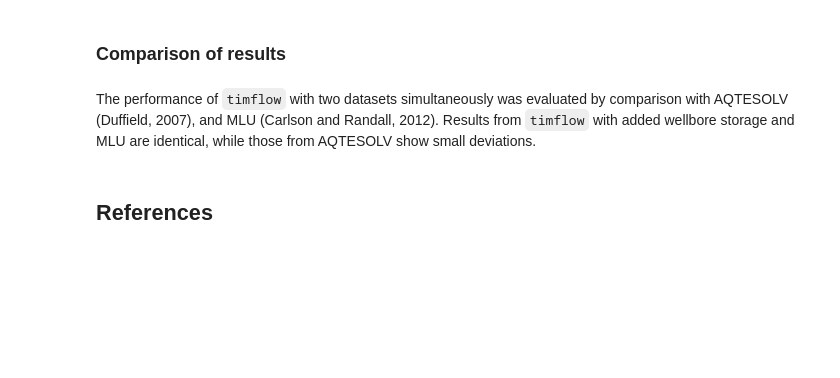
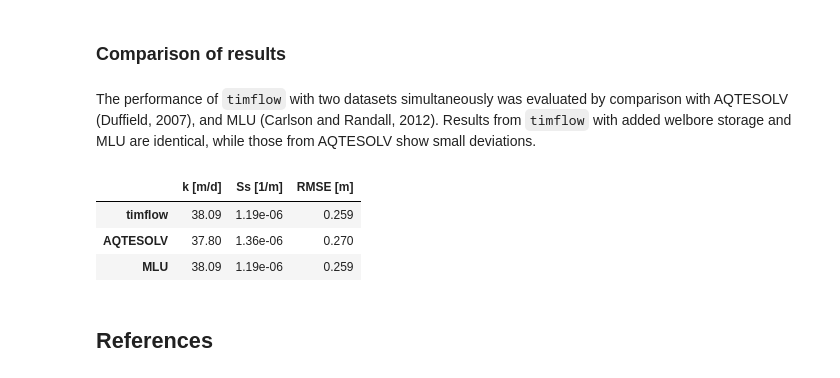
Before and after one commit to timflow-org/timflow, a Jupyter notebook: docs/transient/04pumpingtests/confined2_grindley.ipynb, the cells around one changed output. Drawn from its saved outputs; the diff is of its cells as text; code cells hidden in the pictures; blank space fills up the shorter version.

```diff
--- a/docs/transient/04pumpingtests/confined2_grindley.ipynb
+++ b/docs/transient/04pumpingtests/confined2_grindley.ipynb
@@ -55,9 +56,7 @@ The aquifer parameters are estimated using both datasets simultaneously.
 # %%
 # unknown parameters: kaq, Saq
 cal = tft.Calibrate(ml)  # create Calibrate object
-cal.set_parameter(
-    name="kaq", initial=10, layers=0
-)  # setting the parameters for calibration
+cal.set_parameter(name="kaq", initial=10, layers=0)  # setting the parameters for calibration
 cal.set_parameter(name="Saq", initial=1e-4, pmin=1e-7, layers=0)
 cal.series(name="obs1", x=r, y=0, t=to1, h=ho1, layer=0)  # setting the observation data
 cal.seriesinwell(name="obs2", element=w, t=to2, h=ho2)  # setting the observation data
@@ -80,20 +103,28 @@ plt.grid()
 # %% [markdown]
 ### Comparison of results
 # %% [markdown]
-The performance of `timflow` with two datasets simultaneously was evaluated by comparison with AQTESOLV (Duffield, 2007), and MLU (Carlson and Randall, 2012). Results from `timflow` with added wellbore storage and MLU are identical, while those from AQTESOLV show small deviations.
+The performance of `timflow` with two datasets simultaneously was evaluated by comparison with AQTESOLV (Duffield, 2007), and MLU (Carlson and Randall, 2012). Results from `timflow` with added welbore storage and MLU are identical, while those from AQTESOLV show small deviations.
 # %%
 t = pd.DataFrame(
-    columns=["k [m/d]", "Ss [1/m]", "RMSE [m]"], index=["timflow", "AQTESOLV", "MLU"]
+    columns=["k [m/d]", "Ss [1/m]", "RMSE [m]"],
+    index=["timflow", "AQTESOLV", "MLU"]
 )
 
 t.loc["timflow"] = np.append(cal.parameters["optimal"].values, cal.rmse())
 t.loc["MLU"] = [38.094, 1.193e-06, 0.259]
 t.loc["AQTESOLV"] = [37.803, 1.356e-06, 0.270]
 
 t_formatted = t.style.format(
-    {"k [m/d]": "{:.2f}", "Ss [1/m]": "{:.2e}", "RMSE [m]": "{:.2f}"}
+    {"k [m/d]": "{:.2f}",
+    "Ss [1/m]": "{:.2e}",
+    "RMSE [m]": "{:.3f}"}
 )
 t_formatted
+# %% [output]
+|  | k [m/d] | Ss [1/m] | RMSE [m] |
+| timflow | 38.09 | 1.19e-06 | 0.259 |
+| AQTESOLV | 37.80 | 1.36e-06 | 0.270 |
+| MLU | 38.09 | 1.19e-06 | 0.259 |
 # %% [markdown]
 ## References
 # %% [markdown]
```
Also changed, not shown: parts of 6 cells of this notebook, 21 other files.
